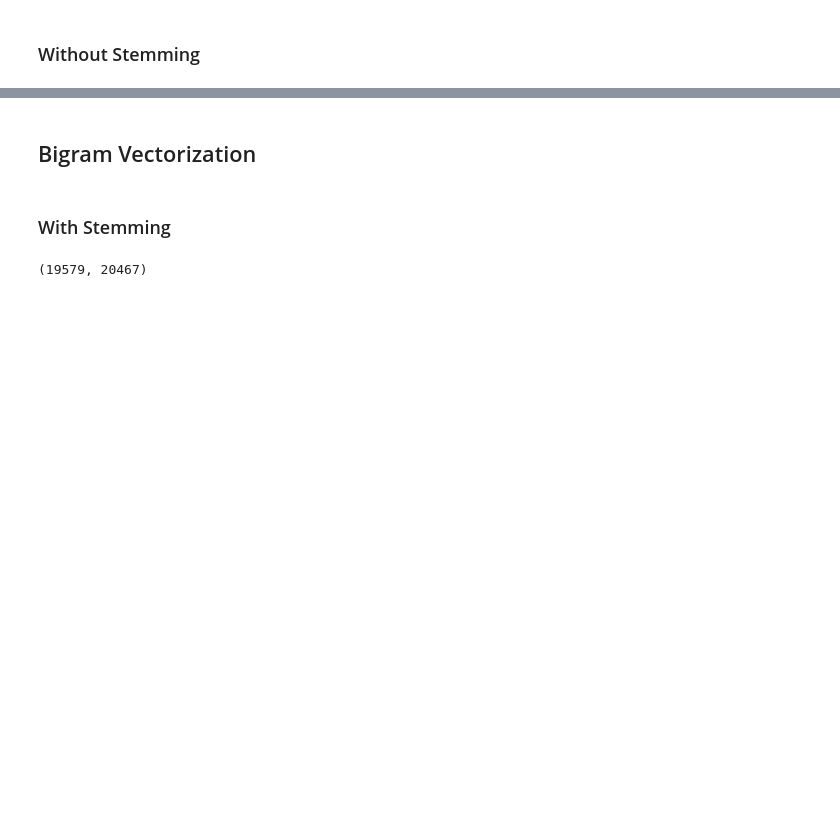
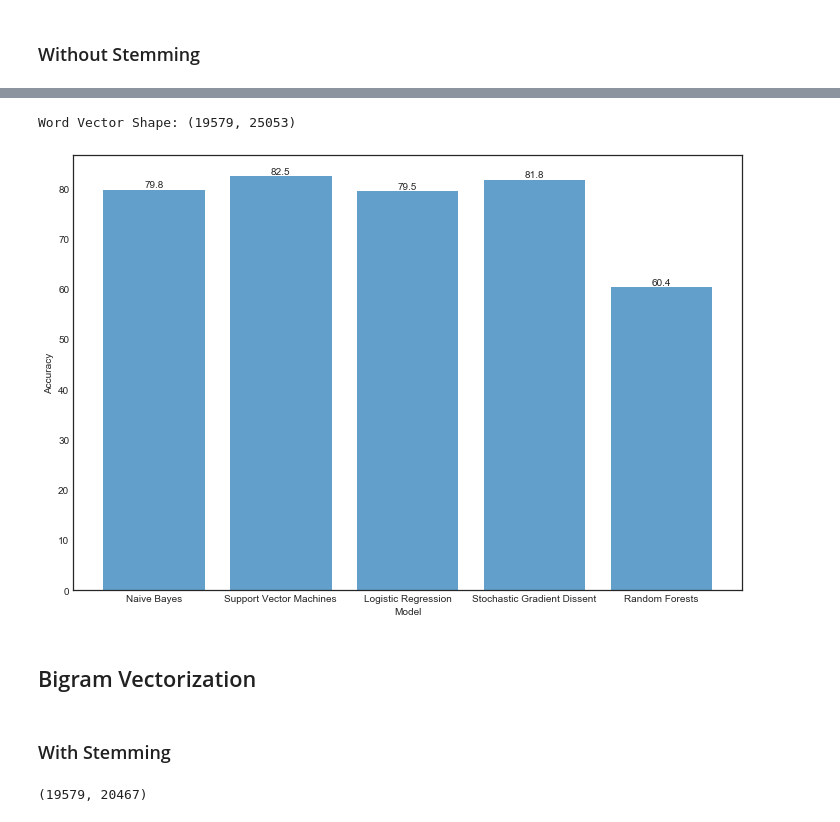
Before and after one commit to cfergusonlee/spooky_author_id, a Jupyter notebook: index.ipynb, the cells around one changed output, grey strips where cells are left out. Cells and saved outputs as stored; diff of their text form; code cells hidden in the pictures; blank space fills up the shorter version.

```diff
--- a/index.ipynb
+++ b/index.ipynb
@@ -205,3 +255,10 @@ accuracy_score(pred, y_test)
+# %%
+vectors = vectorize("Word", train_df.words)
+scores = get_scores(vectors, train_df)
+plot_scores(scores)
+# %% [output]
+Word Vector Shape: (19579, 25053)
+[figure, added]
 # %% [markdown]
 ## Bigram Vectorization
 # %% [markdown]
```
Also changed, not shown: parts of 53 cells of this notebook, 2 other files.
